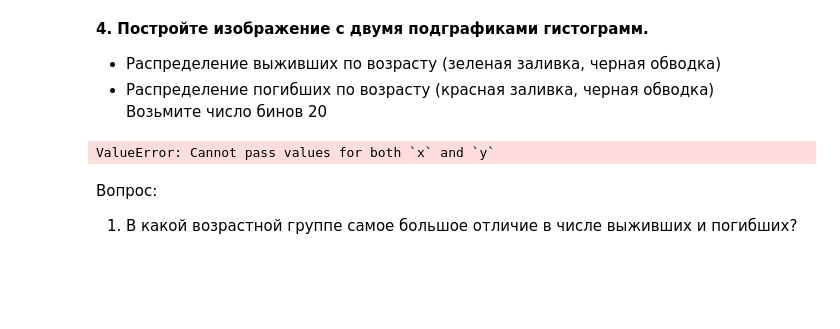
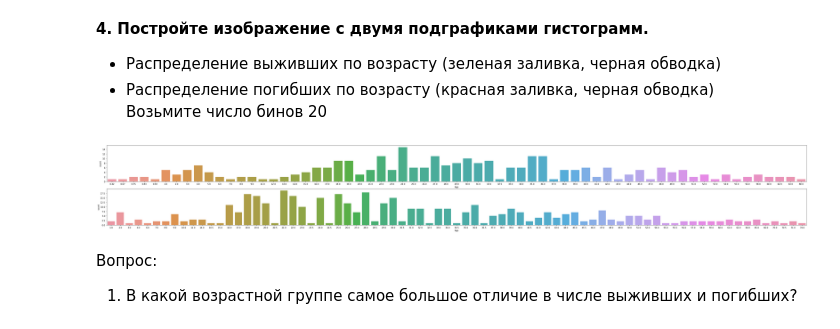
Before and after one commit to airdron/mytracker_mlcourse, a Jupyter notebook: Классная работа 3.ipynb, the cells around one changed output. Cells and saved outputs as stored; diff of their text form; code cells hidden in the pictures; blank space fills up the shorter version.

```diff
--- a/Классная работа 3.ipynb
+++ b/Классная работа 3.ipynb
@@ -149,14 +149,14 @@ sns.violinplot(x=genders, y=ages, ax=axes[1])
 - Распределение погибших по возрасту (красная заливка, черная обводка)
 Возьмите число бинов 20
 # %%
-fig, axes = plt.subplots(nrows=1, ncols=2, figsize=(12, 4))
+fig, axes = plt.subplots(nrows=2, ncols=1, figsize=(60, 7))
 survivors = data.loc[data['Survived'] == True, ['Survived', 'Age']]
 dead = data.loc[data['Survived'] == False, ['Survived', 'Age']]
 
-sns.countplot(x=survivors['Age'], y=survivors['Survived'], data=survivors, ax=axes[0]);
-#sns.countplot(x='Age', y='Survived', data=dead, ax=axes[1]);
+sns.countplot(x='Age', data=survivors, ax=axes[0]);
+sns.countplot(x='Age', data=dead, ax=axes[1]);
 # %% [output]
-ValueError: Cannot pass values for both `x` and `y`
+[figure, added]
 # %% [markdown]
 Вопрос:
 1. В какой возрастной группе самое большое отличие в числе выживших и погибших?
```
Also changed, not shown: parts of 2 cells of this notebook.
